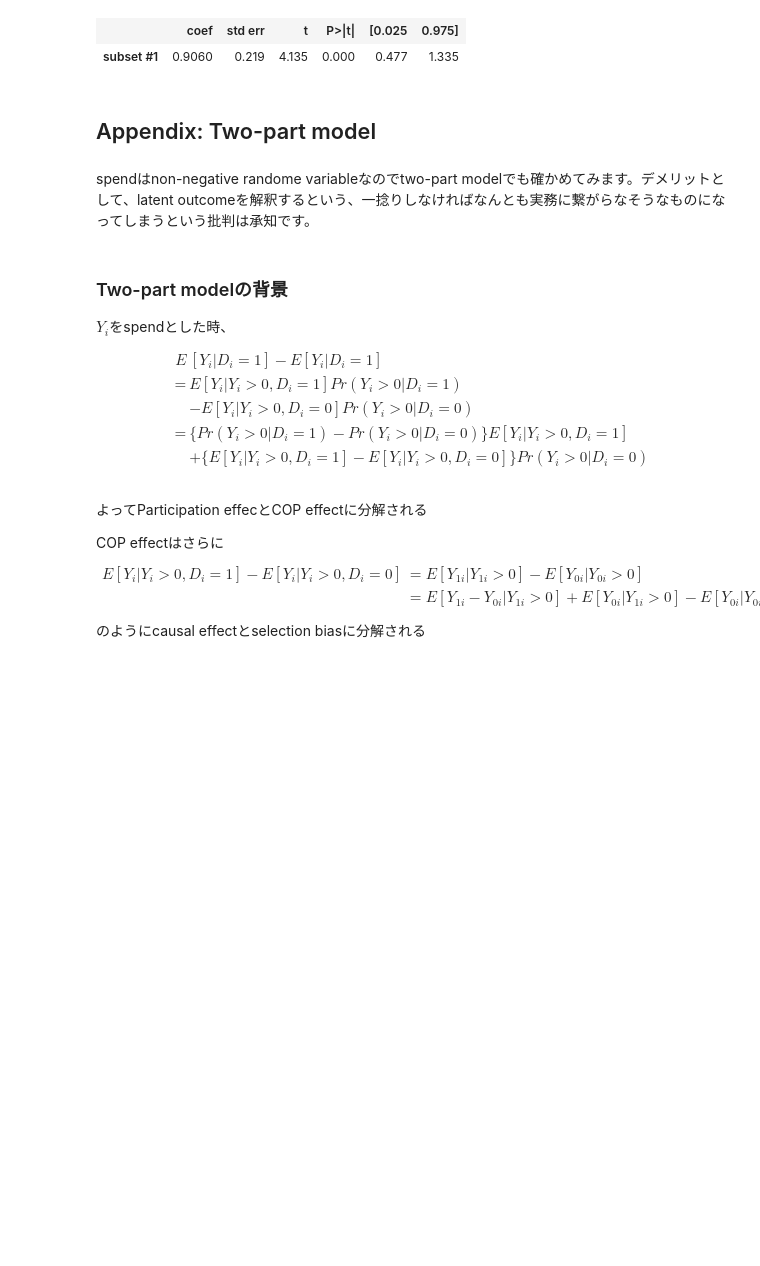
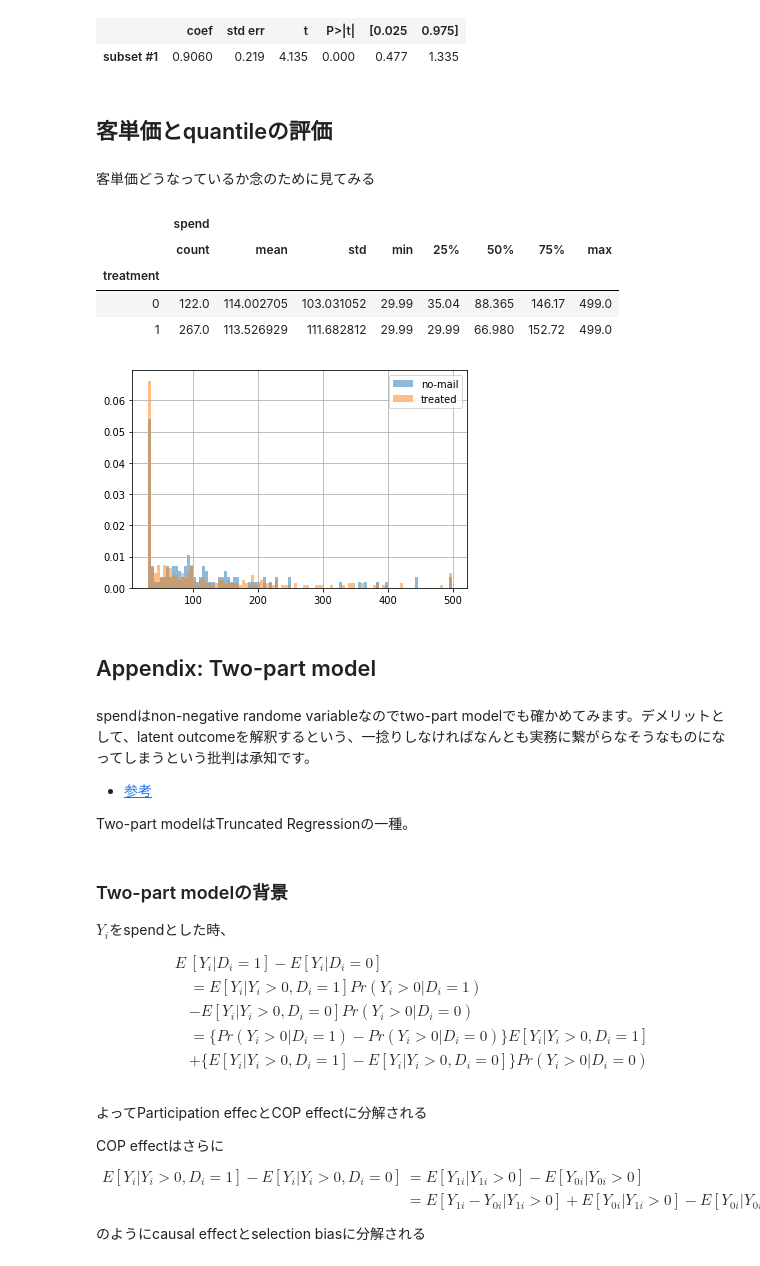
Before and after one commit to RyoNakagami/causal_inference, a Jupyter notebook: ch_01/textbook_ch01.ipynb, the cells around one changed output. Cells and saved outputs as stored; diff of their text form; code cells hidden in the pictures; blank space fills up the shorter version.

```diff
--- a/ch_01/textbook_ch01.ipynb
+++ b/ch_01/textbook_ch01.ipynb
@@ -651,20 +677,49 @@ rct_ttest_biased.summary()
 Test for equality of means
 |  | coef | std err | t | P>|t| | [0.025 | 0.975] |
 | subset #1 | 0.9060 | 0.219 | 4.135 | 0.000 | 0.477 | 1.335 |
+# %% [markdown]
+## 客単価とquantileの評価
+# %% [markdown]
+客単価どうなっているか念のために見てみる
+# %%
+t0_spend = male_df.loc[(male_df['treatment'] == 0) & (male_df['spend'] > 0), 'spend']
+t1_spend = male_df.loc[(male_df['treatment'] == 1) & (male_df['spend'] > 0), 'spend']
+t0_spend.hist(bins=100, density = True
+              , alpha = 0.5, label = 'no-mail')
+t1_spend.hist(bins=100, density = True
+              , alpha = 0.5, label = 'treated')
+plt.legend()
+
+
+spend_data = male_df[male_df['spend']>0].loc[:,['treatment',
+                                                'spend']]
+grouped = spend_data.groupby(spend_data['treatment'].astype(str))
+grouped.describe().loc[:, ['spend']]
+# %% [output]
+|  | spend |  |  |  |  |  |  |  |
+|  | count | mean | std | min | 25% | 50% | 75% | max |
+| treatment |  |  |  |  |  |  |  |  |
+| 0 | 122.0 | 114.002705 | 103.031052 | 29.99 | 35.04 | 88.365 | 146.17 | 499.0 |
+| 1 | 267.0 | 113.526929 | 111.682812 | 29.99 | 29.99 | 66.980 | 152.72 | 499.0 |
+[figure, added]
 # %% [markdown]
 ## Appendix: Two-part model
 # %% [markdown]
 spendはnon-negative randome variableなのでtwo-part modelでも確かめてみます。デメリットとして、latent outcomeを解釈するという、一捻りしなければなんとも実務に繋がらなそうなものになってしまうという批判は承知です。
+
+- [参考](https://data.library.virginia.edu/getting-started-with-hurdle-models/)
+
+Two-part modelはTruncated Regressionの一種。
 # %% [markdown]
 ### Two-part modelの背景
 $Y_i$をspendとした時、
 
 $$
 \begin{align}
-E&[Y_i|D_i = 1] - E[Y_i|D_i = 1] \\
-= &E[Y_i|Y_i>0, D_i = 1]Pr(Y_i > 0 |D_i = 1) \\
+E&[Y_i|D_i = 1] - E[Y_i|D_i = 0] \\
+ & = E[Y_i|Y_i>0, D_i = 1]Pr(Y_i > 0 |D_i = 1) \\
 & - E[Y_i|Y_i>0, D_i = 0]Pr(Y_i > 0 |D_i = 0) \\
-= & \{Pr(Y_i > 0 |D_i = 1) - Pr(Y_i > 0 |D_i = 0)\}E[Y_i|Y_i>0, D_i = 1]\\
+ & =  \{Pr(Y_i > 0 |D_i = 1) - Pr(Y_i > 0 |D_i = 0)\}E[Y_i|Y_i>0, D_i = 1]\\
 & + \{E[Y_i|Y_i>0, D_i = 1] - E[Y_i|Y_i>0, D_i = 0]\}Pr(Y_i > 0 |D_i = 0)
 \end{align}
 $$
```
Also changed, not shown: parts of 19 cells of this notebook, 5 other files.
